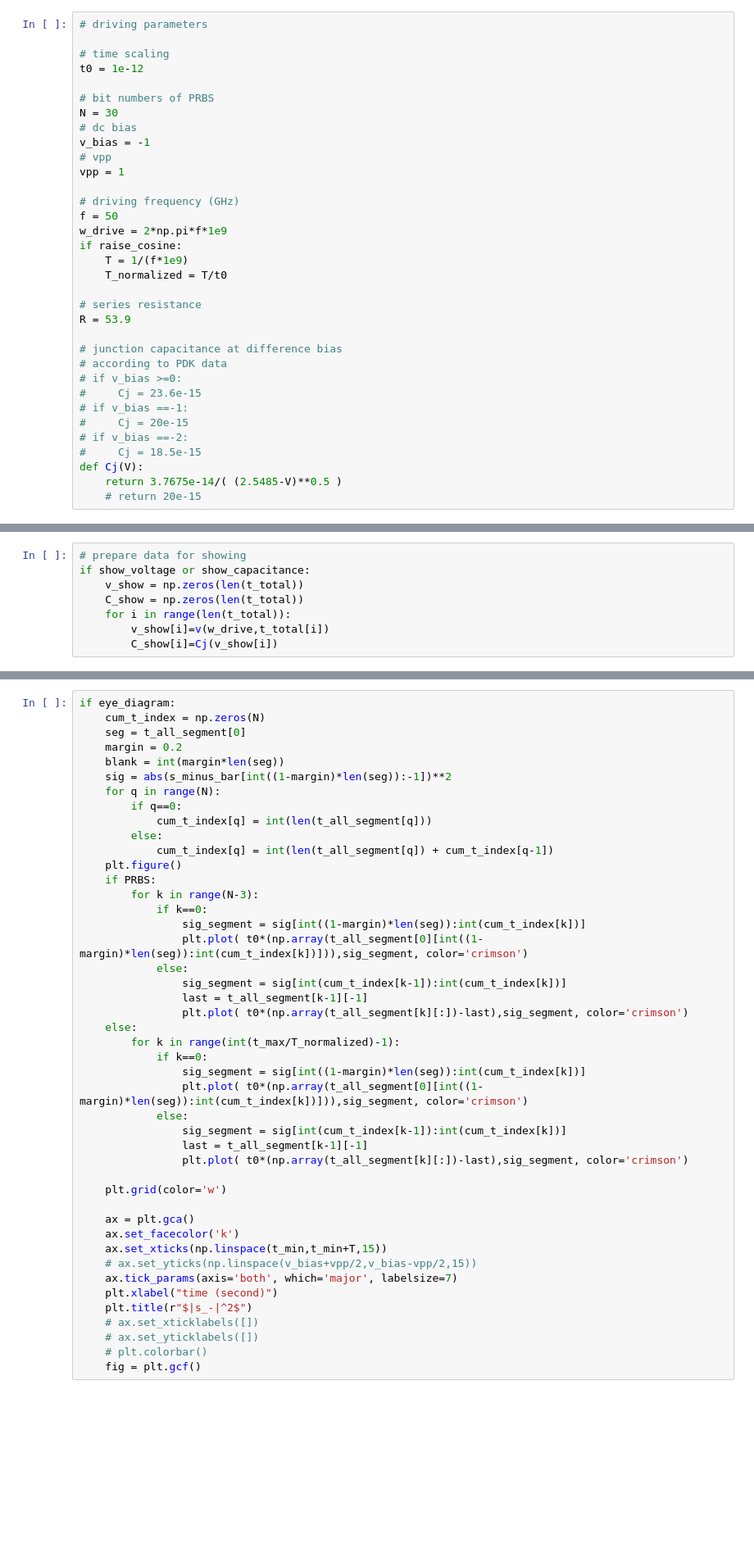
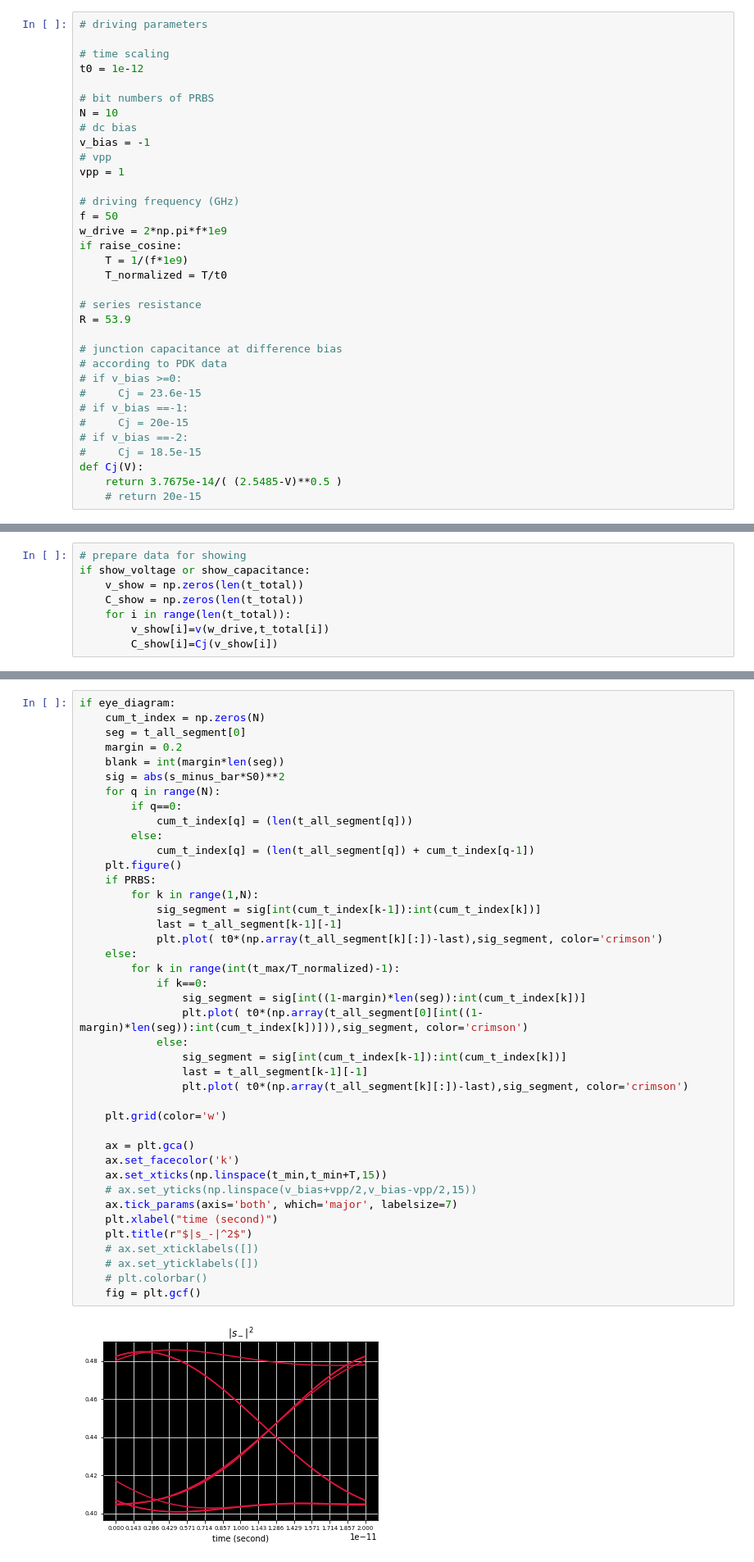
Before and after one commit to blackline0911/couple-mode-theory-in-time, a Jupyter notebook: coupled_equation_20250106.ipynb, the cells around one changed output, grey strips where cells are left out. Shown at 82% size. Cells and saved outputs as stored; diff of their text form; blank space fills up the shorter version.

```diff
--- a/coupled_equation_20250106.ipynb
+++ b/coupled_equation_20250106.ipynb
@@ -55,7 +61,7 @@ show_capacitance = False
 t0 = 1e-12
 
 # bit numbers of PRBS
-N = 30
+N = 10
 # dc bias
 v_bias = -1
 # vpp
@@ -360,45 +395,43 @@ if eye_diagram:
     seg = t_all_segment[0]
     margin = 0.2
     blank = int(margin*len(seg))
-    sig = abs(s_minus_bar[int((1-margin)*len(seg)):-1])**2
+    sig = abs(s_minus_bar*S0)**2
     for q in range(N):
         if q==0:
-            cum_t_index[q] = int(len(t_all_segment[q]))
+            cum_t_index[q] = (len(t_all_segment[q]))
         else:
-            cum_t_index[q] = int(len(t_all_segment[q]) + cum_t_index[q-1])
+            cum_t_index[q] = (len(t_all_segment[q]) + cum_t_index[q-1])
     plt.figure()
     if PRBS:
-        for k in range(N-3):
-            if k==0:
-                sig_segment = sig[int((1-margin)*len(seg)):int(cum_t_index[k])]
-                plt.plot( t0*(np.array(t_all_segment[0][int((1-margin)*len(seg)):int(cum_t_index[k])])),sig_segment, color='crimson')
-            else:
-                sig_segment = sig[int(cum_t_index[k-1]):int(cum_t_index[k])]
-                last = t_all_segment[k-1][-1]
-                plt.plot( t0*(np.array(t_all_segment[k][:])-last),sig_segment, color='crimson')
+        for k in range(1,N):
+            sig_segment = sig[int(cum_t_index[k-1]):int(cum_t_index[k])]
+            last = t_all_segment[k-1][-1]
+            plt.plot( t0*(np.array(t_all_segment[k][:])-last),sig_segment, color='crimson')
     else:
         for k in range(int(t_max/T_normalized)-1):
             if k==0:
                 sig_segment = sig[int((1-margin)*len(seg)):int(cum_t_index[k])]
                 plt.plot( t0*(np.array(t_all_segment[0][int((1-margin)*len(seg)):int(cum_t_index[k])])),sig_segment, color='crimson')
             else:
                 sig_segment = sig[int(cum_t_index[k-1]):int(cum_t_index[k])]
                 last = t_all_segment[k-1][-1]
                 plt.plot( t0*(np.array(t_all_segment[k][:])-last),sig_segment, color='crimson')
 
     plt.grid(color='w')
 
     ax = plt.gca()
     ax.set_facecolor('k')
     ax.set_xticks(np.linspace(t_min,t_min+T,15))
     # ax.set_yticks(np.linspace(v_bias+vpp/2,v_bias-vpp/2,15))
     ax.tick_params(axis='both', which='major', labelsize=7)
     plt.xlabel("time (second)")
     plt.title(r"$|s_-|^2$")
     # ax.set_xticklabels([])
     # ax.set_yticklabels([])
     # plt.colorbar()
     fig = plt.gcf()
+# %% [output]
+[figure, added]
 # %%
 if PRBS:
     print( prbs)
```
Also changed, not shown: parts of 14 cells of this notebook, 1 other file.
